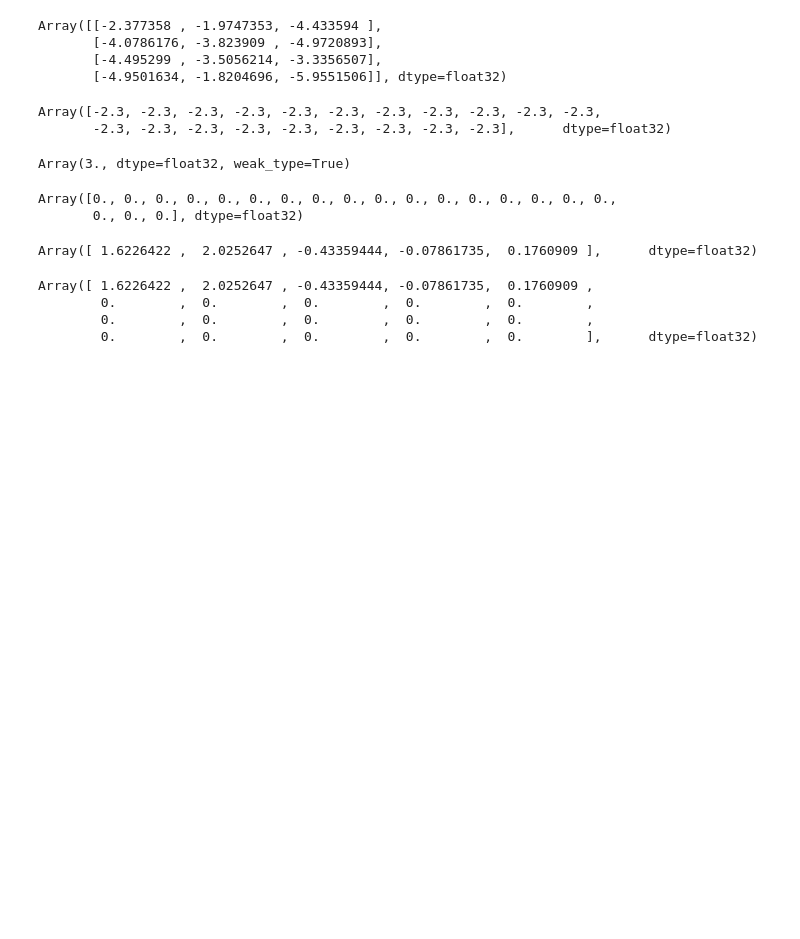
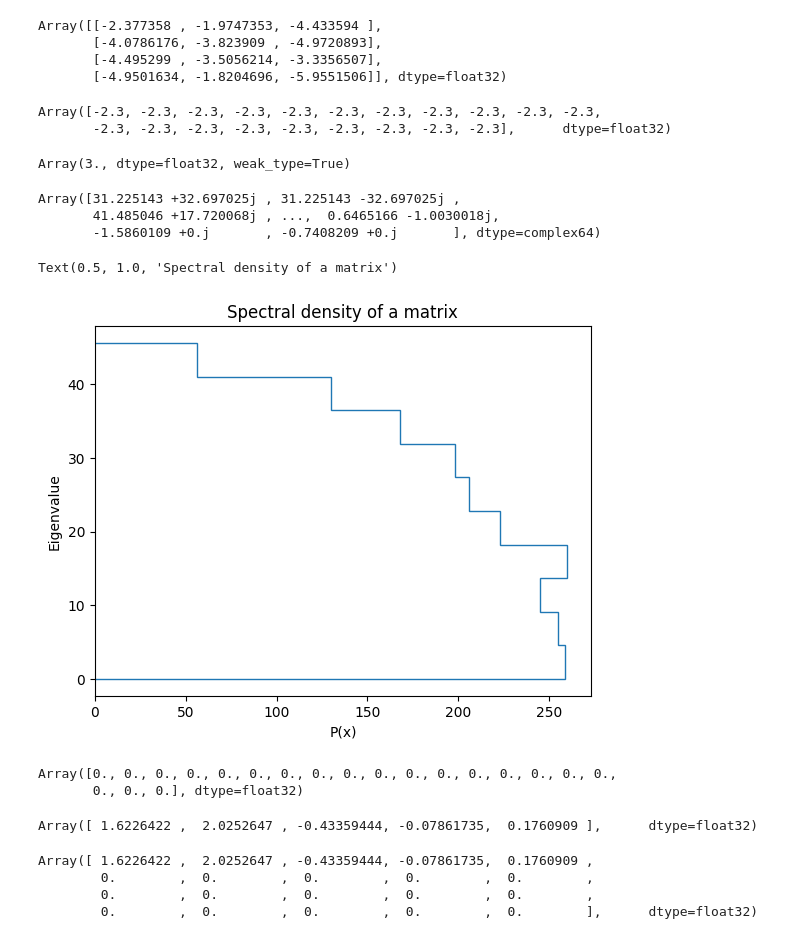
Before and after one commit to Parvfect/ferminet, a Jupyter notebook: ferminet/testing.ipynb, the cells around one changed output. Saved outputs shown, nothing was run; the diff lists cells and outputs as text; code cells hidden in the pictures; blank space fills up the shorter version.

Commit message:
Spectral regularization done = needs testing

```diff
--- a/ferminet/testing.ipynb
+++ b/ferminet/testing.ipynb
@@ -22,3 +22,17 @@ jnp.imag(3j)
 Array(3., dtype=float32, weak_type=True)
 # %%
 t = jnp.zeros(20)
+# %%
+import jax
+
+t = jax.random.normal(jax.random.key(0), (2000, 2000))
+# %%
+eigs = jax.numpy.linalg.eig(t)
+# %%
+eigs[0]
+# %% [output]
+Array([31.225143 +32.697025j , 31.225143 -32.697025j ,
+       41.485046 +17.720068j , ...,  0.6465166 -1.0030018j,
+       -1.5860109 +0.j       , -0.7408209 +0.j       ], dtype=complex64)
+# %%
+eigs = jax.numpy.real(eigs[0])
@@ -25,3 +41,14 @@ t = jnp.zeros(20)
+# %%
+eigs = jnp.abs(eigs)
+# %%
+import matplotlib.pyplot as plt
+plt.hist(eigs, density=False, histtype='step', orientation="horizontal")
+plt.xlabel("P(x)")
+plt.ylabel("Eigenvalue")
+plt.title("Spectral density of a matrix")
+# %% [output]
+Text(0.5, 1.0, 'Spectral density of a matrix')
+[figure, added]
 # %%
 t
 # %% [output]
```
Also changed, not shown: parts of 1 cell of this notebook, 3 other files.
